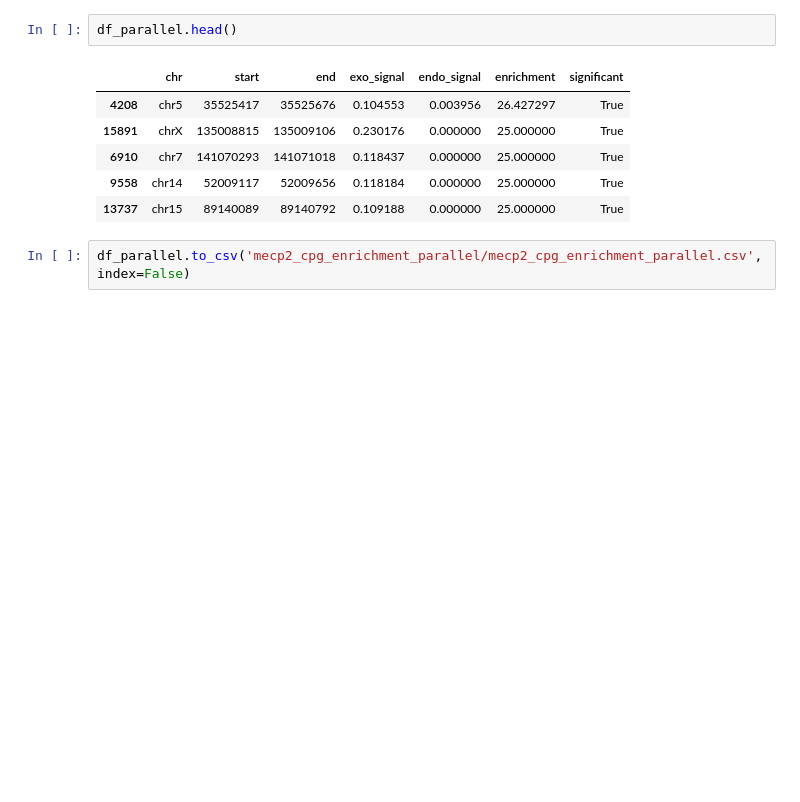
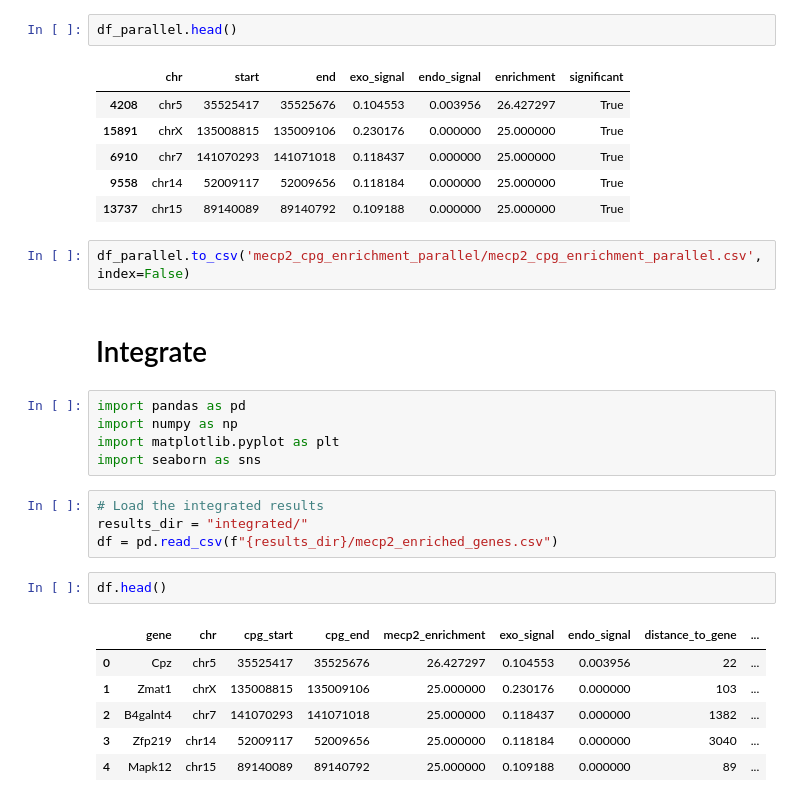
Before and after one commit to michal7kw/SRF_MeCP2_CUTandTAG, a Jupyter notebook: iterative_alternative/analyze_mecp2_cpg_enrichment/analyze_cpg_enrichment.ipynb, the cells around one changed output. Saved outputs shown, nothing was run; the diff lists cells and outputs as text; blank space fills up the shorter version.

```diff
--- a/iterative_alternative/analyze_mecp2_cpg_enrichment/analyze_cpg_enrichment.ipynb
+++ b/iterative_alternative/analyze_mecp2_cpg_enrichment/analyze_cpg_enrichment.ipynb
@@ -155,3 +155,23 @@ df_parallel.head()
 | 13737 | chr15 | 89140089 | 89140792 | 0.109188 | 0.000000 | 25.000000 | True |
 # %%
 df_parallel.to_csv('mecp2_cpg_enrichment_parallel/mecp2_cpg_enrichment_parallel.csv', index=False)
+# %% [markdown]
+# Integrate
+# %%
+import pandas as pd
+import numpy as np
+import matplotlib.pyplot as plt
+import seaborn as sns
+# %%
+# Load the integrated results
+results_dir = "integrated/"
+df = pd.read_csv(f"{results_dir}/mecp2_enriched_genes.csv")
+# %%
+df.head()
+# %% [output]
+|  | gene | chr | cpg_start | cpg_end | mecp2_enrichment | exo_signal | endo_signal | distance_to_gene | ... |
+| 0 | Cpz | chr5 | 35525417 | 35525676 | 26.427297 | 0.104553 | 0.003956 | 22 | ... |
+| 1 | Zmat1 | chrX | 135008815 | 135009106 | 25.000000 | 0.230176 | 0.000000 | 103 | ... |
+| 2 | B4galnt4 | chr7 | 141070293 | 141071018 | 25.000000 | 0.118437 | 0.000000 | 1382 | ... |
+| 3 | Zfp219 | chr14 | 52009117 | 52009656 | 25.000000 | 0.118184 | 0.000000 | 3040 | ... |
+| 4 | Mapk12 | chr15 | 89140089 | 89140792 | 25.000000 | 0.109188 | 0.000000 | 89 | ... |
```
Also changed, not shown: parts of 5 cells of this notebook, 5 other files.
